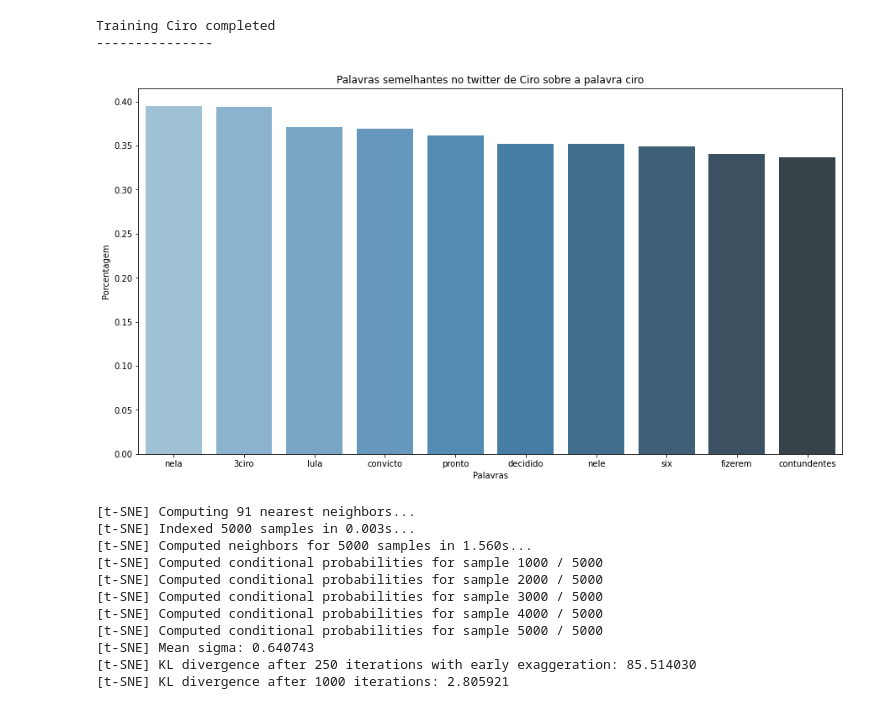
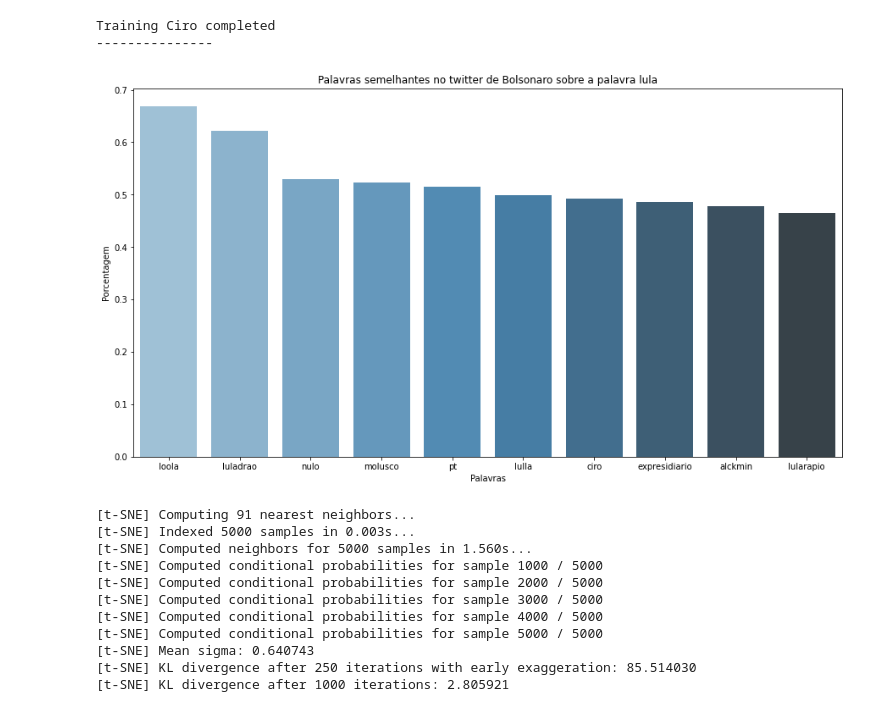
Before and after one commit to flaviocrispin/twitter_analisys, a Jupyter notebook: 4_Word2Vec_e_treinamento_da_rede_neural_.ipynb, the cells around one changed output. Cells and saved outputs as stored; diff of their text form; code cells hidden in the pictures.

```diff
--- a/4_Word2Vec_e_treinamento_da_rede_neural_.ipynb
+++ b/4_Word2Vec_e_treinamento_da_rede_neural_.ipynb
@@ -194,37 +194,37 @@ Training Ciro completed
 #@title Palavras semelhantes
 #@markdown  Escolha o candidato e a palavra semelhante
 
-candidato = 'Ciro' #@param ["Bolsonaro", "Lula", "Ciro"]
-Palavra = 'ciro' #@param {type:'string'}
+candidato = 'Bolsonaro' #@param ["Bolsonaro", "Lula", "Ciro"]
+Palavra = 'lula' #@param {type:'string'}
 Salvar = True #@param {type:"boolean"}
 
 def similar_words (data, word, save_file, candidate):
   similar = data.most_similar(word)
   plt.figure(figsize = (15,8))
   series = pd.Series(data=[v for k, v in similar], index=[k for k, v in similar], name='')
   plt.title('Palavras semelhantes no twitter de {} sobre a palavra {}'.format (candidate, word))
   ax = sns.barplot(series.index, series.values,
               palette="Blues_d")
   ax.set_xlabel('Palavras')
   ax.set_ylabel('Porcentagem')
   if save_file:
     plt.savefig(PATH_IMAGES + '{}_similar_words_about_{}_graphic.png'.format (candidate, word))
   plt.show()
 
   return
 
 
 
 if candidato == 'Bolsonaro':
   similar_words(tweet_w2v_b, Palavra, Salvar, candidato)
 
 if candidato == 'Lula':
   similar_words(tweet_w2v_l, Palavra, Salvar, candidato)
 
 if candidato == 'Ciro':
   similar_words(tweet_w2v_c, Palavra, Salvar, candidato)
 # %% [output]
-[figure, old version]
+[figure, new version]
 # %%
 #@title Save the Word2Vec model
 tweet_w2v_b.save(PATH_MODELS + '/w2vmodel_bolsonaro.model')
```
Also changed, not shown: parts of 3 cells of this notebook.
